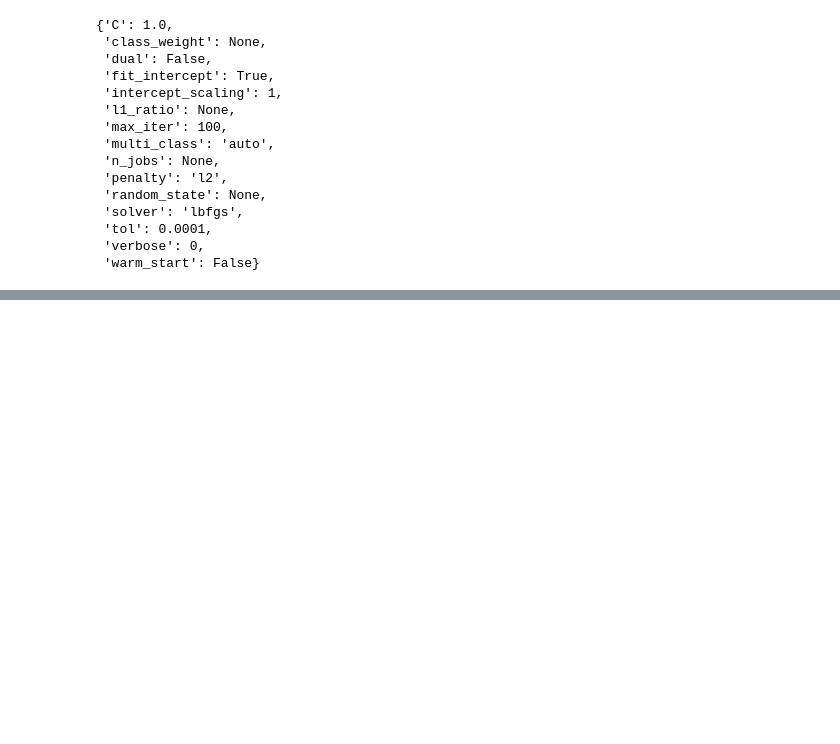
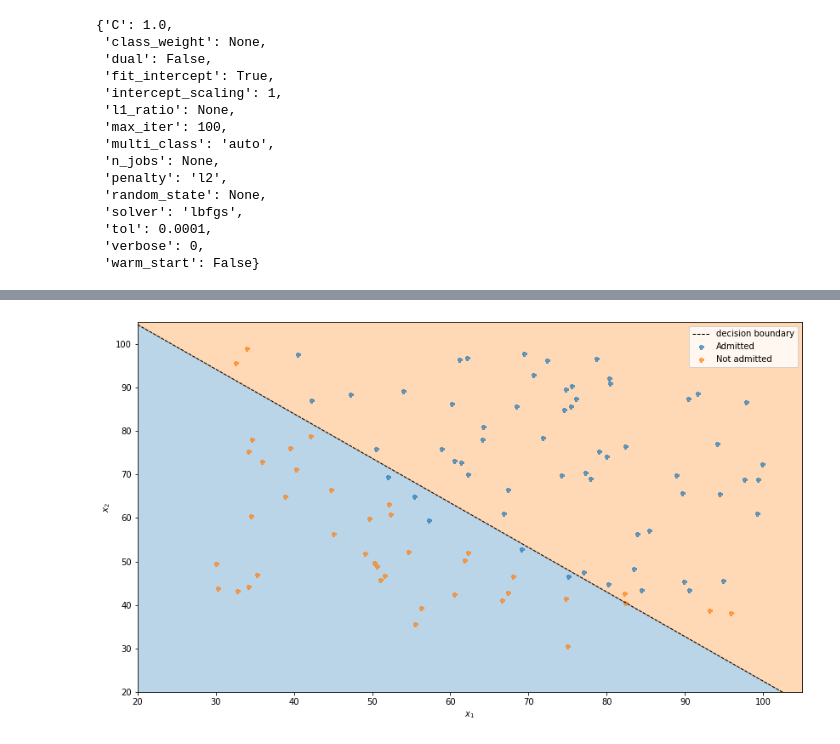
Before and after one commit to adv555/DataScience, a Jupyter notebook: Sklearn/Module_7_1.ipynb, the cells around one changed output, grey strips where cells are left out. Drawn from its saved outputs; the diff is of its cells as text; code cells hidden in the pictures; blank space fills up the shorter version.

```diff
--- a/Sklearn/Module_7_1.ipynb
+++ b/Sklearn/Module_7_1.ipynb
@@ -288,0 +330,29 @@ model.get_params()
+# %%
+xmin, xmax = 20, 105
+ymin, ymax = 20, 105
+x = np.linspace(xmin, xmax, 100)
+dec_bound = decision_boundary(classifier, x)
+
+  #Plot examples
+plt.figure(figsize=(14, 8))
+
+plt.plot(x, dec_bound, 'k', lw=1, ls='--', label='decision boundary')
+
+plt.fill_between(x, dec_bound, ymin, color='tab:blue', alpha=0.3)
+plt.fill_between(x, dec_bound, ymax, color='tab:orange', alpha=0.3)
+
+plt.scatter(X_train[y_train==1, 0], X_train[y_train==1, 1], s=25, marker='P', alpha=0.65, label="Admitted")
+plt.scatter(X_train[y_train==0, 0], X_train[y_train==0, 1], s=25, marker='P', alpha=0.65, label="Not admitted")
+
+# plot_data(X_train, y_train[:], pos_label="Admitted", neg_label="Not admitted")
+
+plt.xlim(xmin, xmax)
+plt.ylim(ymin, ymax)
+
+plt.ylabel(r"$x_2$")
+plt.xlabel(r"$x_1$")
+
+plt.legend(loc="upper right")
+plt.show()
+# %% [output]
+[figure, added]
```
Also changed, not shown: parts of 14 cells of this notebook.
